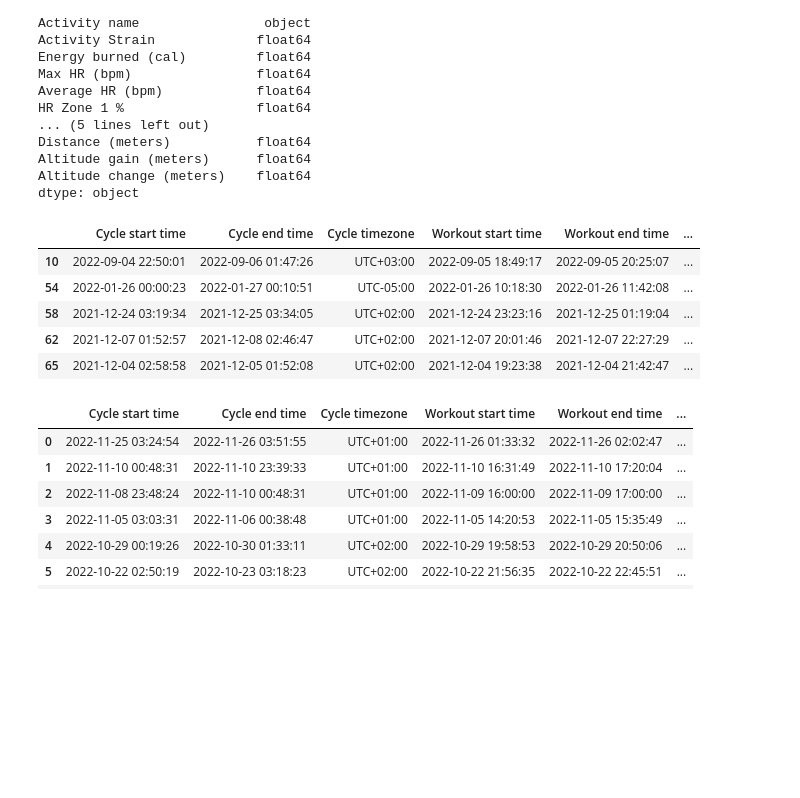
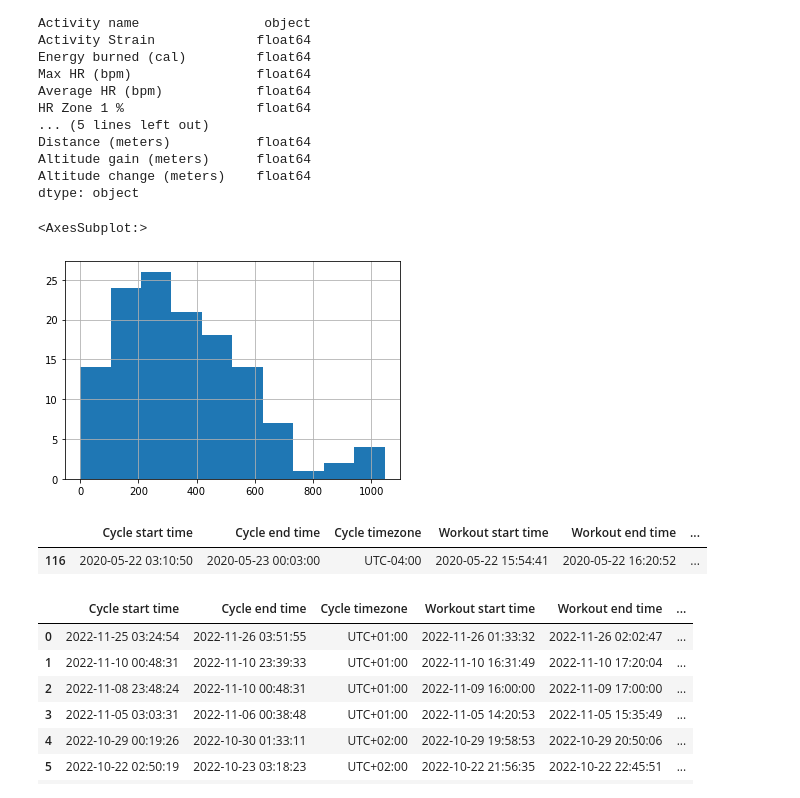
Before and after one commit to psyrgkan/Whoop_investigation, a Jupyter notebook: clean_data.ipynb, the cells around one changed output. Cells and saved outputs as stored; diff of their text form; code cells hidden in the pictures; blank space fills up the shorter version.

```diff
--- a/clean_data.ipynb
+++ b/clean_data.ipynb
@@ -77,15 +77,16 @@ Distance (meters)           float64
 Altitude gain (meters)      float64
 Altitude change (meters)    float64
 dtype: object
+# %%
+workout['Energy burned (cal)'].hist(bins=10)
+# %% [output]
+<AxesSubplot:>
+[figure, added]
 # %%
-workout.loc[workout['Activity name'] == 'Gaming'].head()
+workout.loc[workout['Activity name'] == 'Surfing'].head()
 # %% [output]
 |  | Cycle start time | Cycle end time | Cycle timezone | Workout start time | Workout end time | ... |
-| 10 | 2022-09-04 22:50:01 | 2022-09-06 01:47:26 | UTC+03:00 | 2022-09-05 18:49:17 | 2022-09-05 20:25:07 | ... |
-| 54 | 2022-01-26 00:00:23 | 2022-01-27 00:10:51 | UTC-05:00 | 2022-01-26 10:18:30 | 2022-01-26 11:42:08 | ... |
-| 58 | 2021-12-24 03:19:34 | 2021-12-25 03:34:05 | UTC+02:00 | 2021-12-24 23:23:16 | 2021-12-25 01:19:04 | ... |
-| 62 | 2021-12-07 01:52:57 | 2021-12-08 02:46:47 | UTC+02:00 | 2021-12-07 20:01:46 | 2021-12-07 22:27:29 | ... |
-| 65 | 2021-12-04 02:58:58 | 2021-12-05 01:52:08 | UTC+02:00 | 2021-12-04 19:23:38 | 2021-12-04 21:42:47 | ... |
+| 116 | 2020-05-22 03:10:50 | 2020-05-23 00:03:00 | UTC-04:00 | 2020-05-22 15:54:41 | 2020-05-22 16:20:52 | ... |
 # %%
 workout.head(10)
 # %% [output]
```
Also changed, not shown: parts of 11 cells of this notebook.
